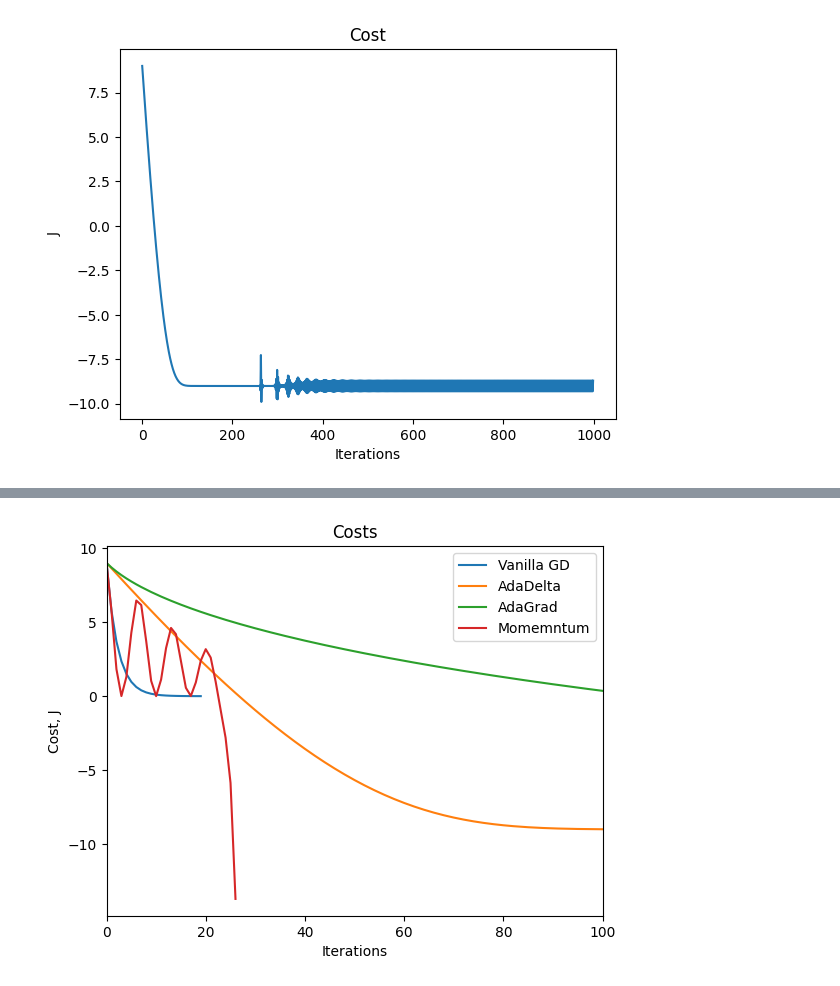
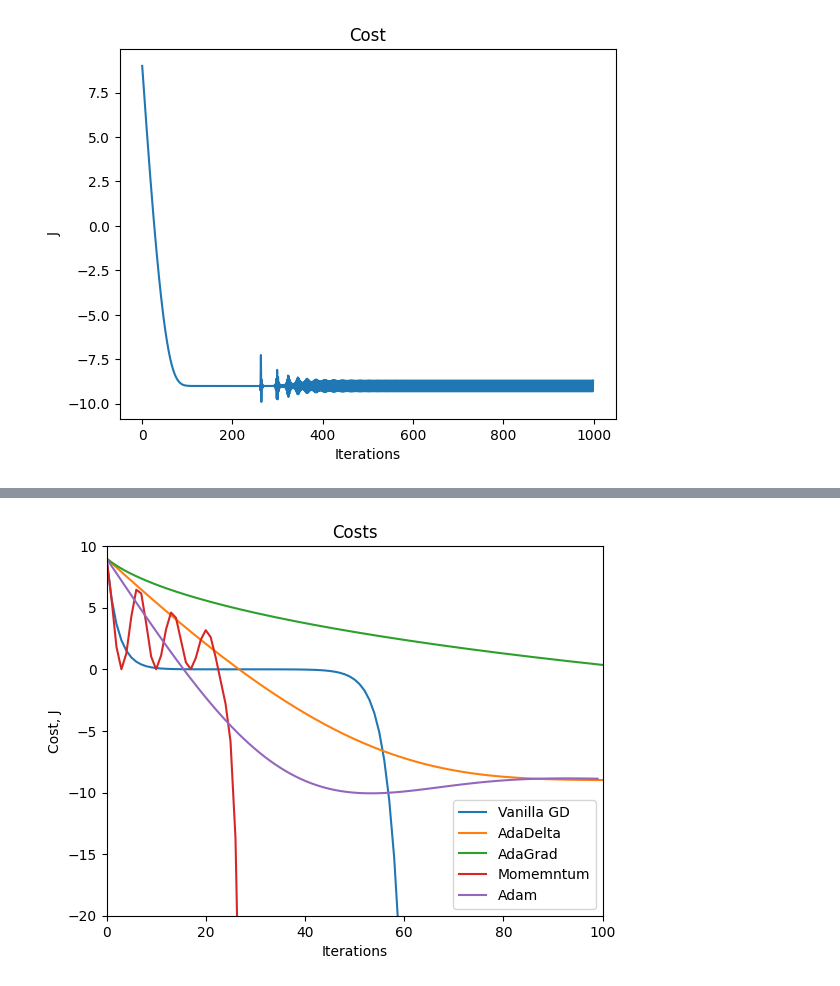
Before and after one commit to BUSY-LOOPING/DeepLearning-Optimizers, a Jupyter notebook: Optimizer-Saddle.ipynb, the cells around one changed output, grey strips where cells are left out. Saved outputs shown, nothing was run; the diff lists cells and outputs as text; code cells hidden in the pictures.

Commit message:
oving avg, adam

```diff
--- a/Optimizer-Saddle.ipynb
+++ b/Optimizer-Saddle.ipynb
@@ -91,7 +91,7 @@ alpha = 1e-1  #learning rate
 theta1_hist = []
 theta2_hist = []
 J_hist = []
-iterations = 20
+iterations = 100
 for i in range(iterations) :
     theta1_hist.append(theta1)
     theta2_hist.append(theta2)
@@ -212,7 +216,7 @@ alpha = 1e-1  #learning rate
 mu = 0.95
 v1 = 0
 v2 = 0
-iterations_momen = 27
+iterations_momen = 100
 
 theta1_momen_hist = []
 theta2_momen_hist = []
@@ -477,0 +505,37 @@ plot_3d_dynamic(theta1=theta1_adadelta_hist, theta2=theta2_adadelta_hist, J=J_ad
+# %%
+theta1 = 3
+theta2 = 0.0001
+eta = 1e-1  #learning rate
+beta1 = 0.9
+beta2 = 0.999
+epsilon = 1e-8
+m1 = m2 = 0
+nu1 = nu2 = 0
+iterations_adam = 100
+
+theta1_adam_hist = []
+theta2_adam_hist = []
+J_adam_hist = []
+
+for i in range(iterations_adam) :
+    theta1_adam_hist.append(theta1)
+    theta2_adam_hist.append(theta2)
+    J = fun(theta1, theta2)
+    J_adam_hist.append(J)
+
+    grad1 = (eta * (2 * theta1))
+    grad2 = (eta * (-2 * theta1))
+
+    m1 = (beta1 * m1) + ((1 - beta1) * grad1)
+    m2 = (beta1 * m2) + ((1 - beta1) * grad2)
+    nu1 = (beta2 * nu1) + ((1 - beta2) * (grad1 ** 2))
+    nu2 = (beta2 * nu2) + ((1 - beta2) * (grad2 ** 2))
+
+    m_cap_1 = m1 / (1 - (beta1 ** (i + 1)))
+    m_cap_2 = m2 / (1 - (beta1 ** (i + 1)))
+    nu_cap_1 = nu1 / (1 - (beta2 ** (i + 1)))
+    nu_cap_2 = nu2 / (1 - (beta2 ** (i + 1)))
+
+    theta1 -= eta * m_cap_1 / (np.sqrt(nu_cap_1) + epsilon)
+    theta2 -= eta * m_cap_2 / (np.sqrt(nu_cap_2) + epsilon)
+    print(f'Iteration = {i + 1} , theta1 = {theta1}, theta2 = {theta2}, J = {J}')
@@ -556,15 +684,17 @@ for i in range(100):
 # %%
 %matplotlib inline
 fig = plt.figure()
 plt.title('Costs')
 plt.xlabel('Iterations')
 plt.ylabel('Cost, J')
 plt.xlim(0, 100)
+plt.ylim(-20, 10)
 plt.plot(J_hist, label = 'Vanilla GD')
 plt.plot(J_adadelta_hist, label = 'AdaDelta')
 plt.plot(J_adagrad_hist, label =  'AdaGrad')
 plt.plot(J_momen_hist, label = 'Momemntum')
+plt.plot(J_adam_hist, label = 'Adam')
 plt.legend()
 plt.show()
 # %% [output]
-[figure, old version]
+[figure, new version]
```
Also changed, not shown: parts of 19 cells of this notebook, 6 other files.
